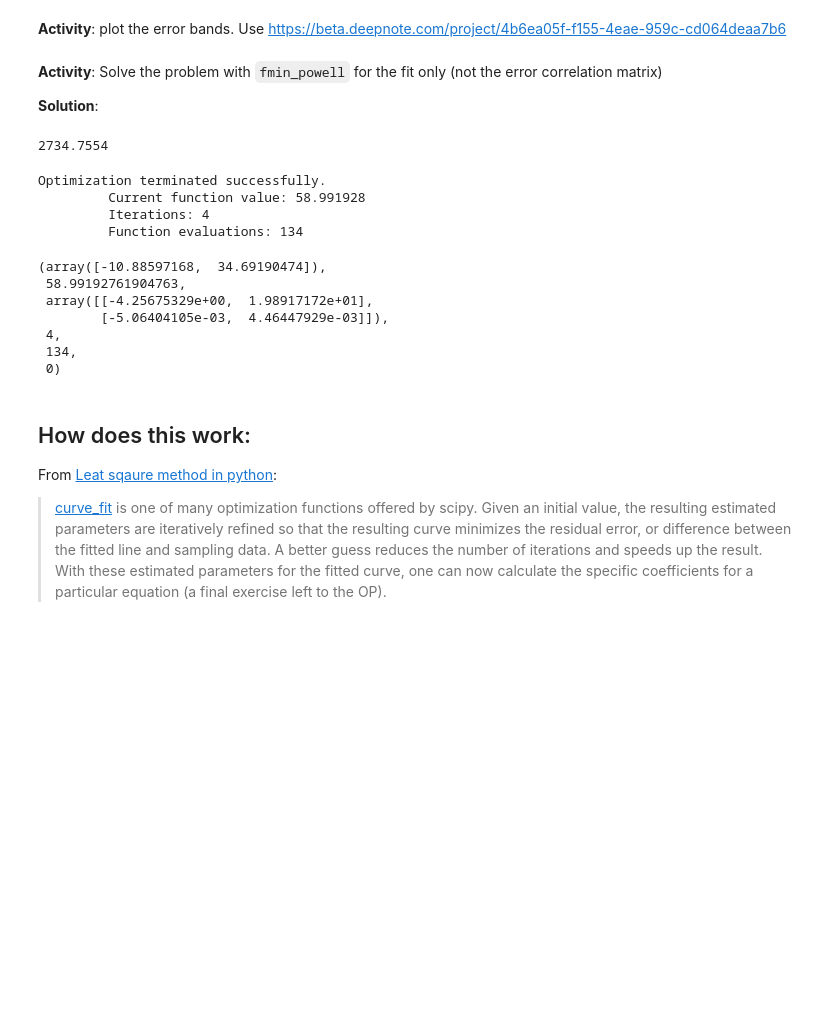
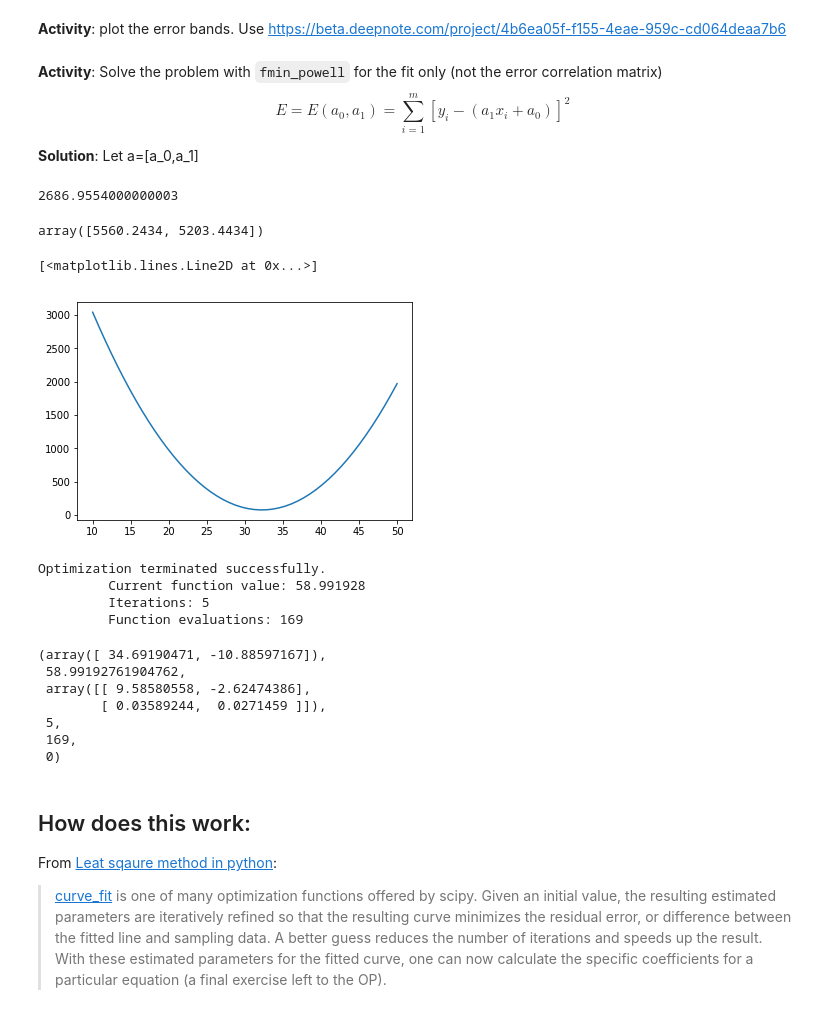
Before and after one commit to restrepo/ComputationalMethods, a Jupyter notebook: material/statistics.ipynb, the cells around one changed output. Cells and saved outputs as stored; diff of their text form; code cells hidden in the pictures; blank space fills up the shorter version.

```diff
--- a/material/statistics.ipynb
+++ b/material/statistics.ipynb
@@ -221,28 +221,48 @@ plt.grid(1)
 __Activity__: plot the error bands. Use https://beta.deepnote.com/project/4b6ea05f-f155-4eae-959c-cd064deaa7b6
 # %% [markdown]
 __Activity__: Solve the problem with `fmin_powell` for the fit only (not the error correlation matrix)
+$$
+E = E(a_0,a_1) = \sum_{i=1}^{m}[y_i - (a_1 x_i + a_0)]^2
+$$
 
 __Solution__:
+Let a=[a_0,a_1]
 # %%
-def E(a,y=df.v.values,x=df.t.values):
-    return ((y-(a[0]*x+a[1]))**2).sum()
+def E(a,x=df.t.values,y=df.v.values):
+    return ((y-(a[1]*x+a[0]))**2).sum()
 # %%
-E([0,0]).sum()
+E([1,0])
 # %% [output]
-2734.7554
+2686.9554000000003
+# %%
+def Ea0(x,a1=-10):
+    EE=[]
+    for a0 in x:
+        EE.append( E([a0,a1]))
+    return np.array(EE)
+# %%
+Ea0([2,3])
+# %% [output]
+array([5560.2434, 5203.4434])
+# %%
+a0=np.linspace(10,50)
+plt.plot(a0,Ea0(a0,-10))
+# %% [output]
+[<matplotlib.lines.Line2D at 0x...>]
+[figure, added]
 # %%
 optimize.fmin_powell(E,[0,0],full_output=True)
 # %% [output]
 Optimization terminated successfully.
          Current function value: 58.991928
-         Iterations: 4
-         Function evaluations: 134
+         Iterations: 5
+         Function evaluations: 169
-(array([-10.88597168,  34.69190474]),
- 58.99192761904763,
- array([[-4.25675329e+00,  1.98917172e+01],
-        [-5.06404105e-03,  4.46447929e-03]]),
- 4,
- 134,
+(array([ 34.69190471, -10.88597167]),
+ 58.99192761904762,
+ array([[ 9.58580558, -2.62474386],
+        [ 0.03589244,  0.0271459 ]]),
+ 5,
+ 169,
  0)
 # %% [markdown]
 ## How does this work:
```
Also changed, not shown: parts of 29 cells of this notebook, 14 other files.
